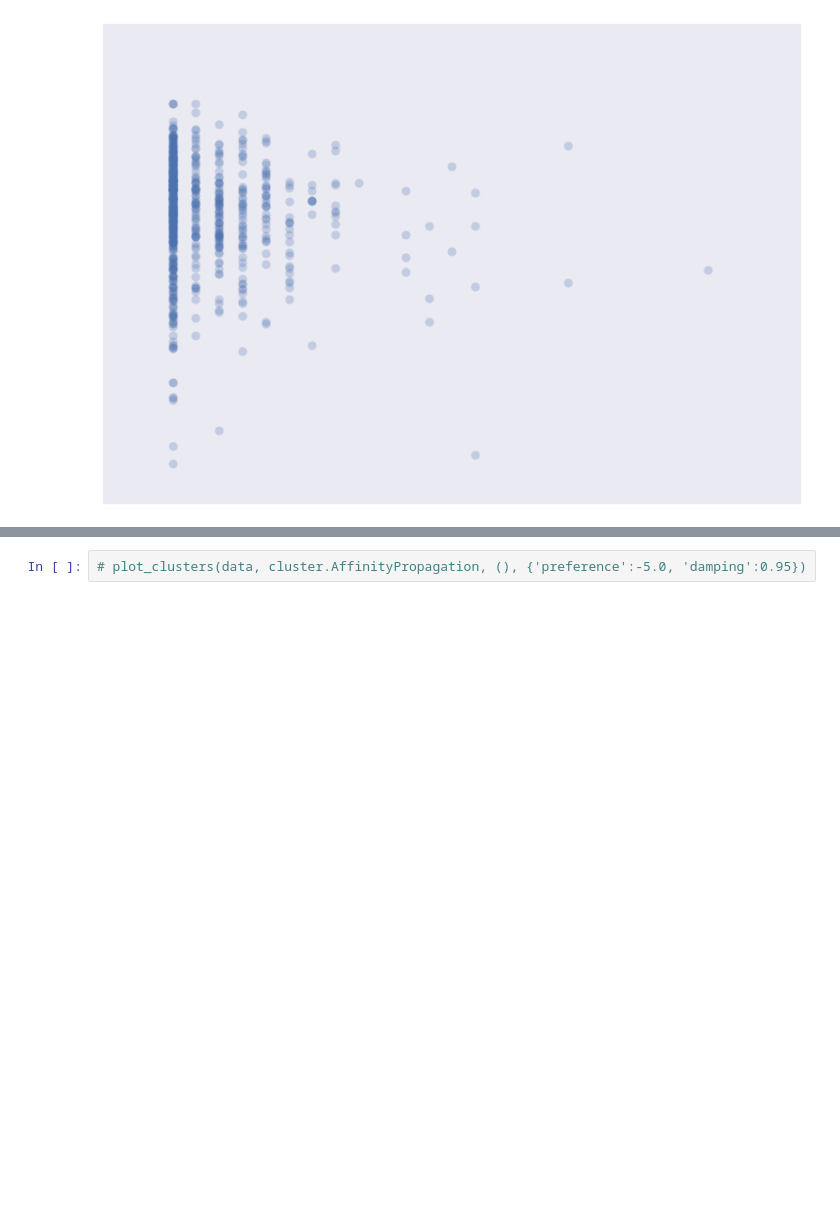
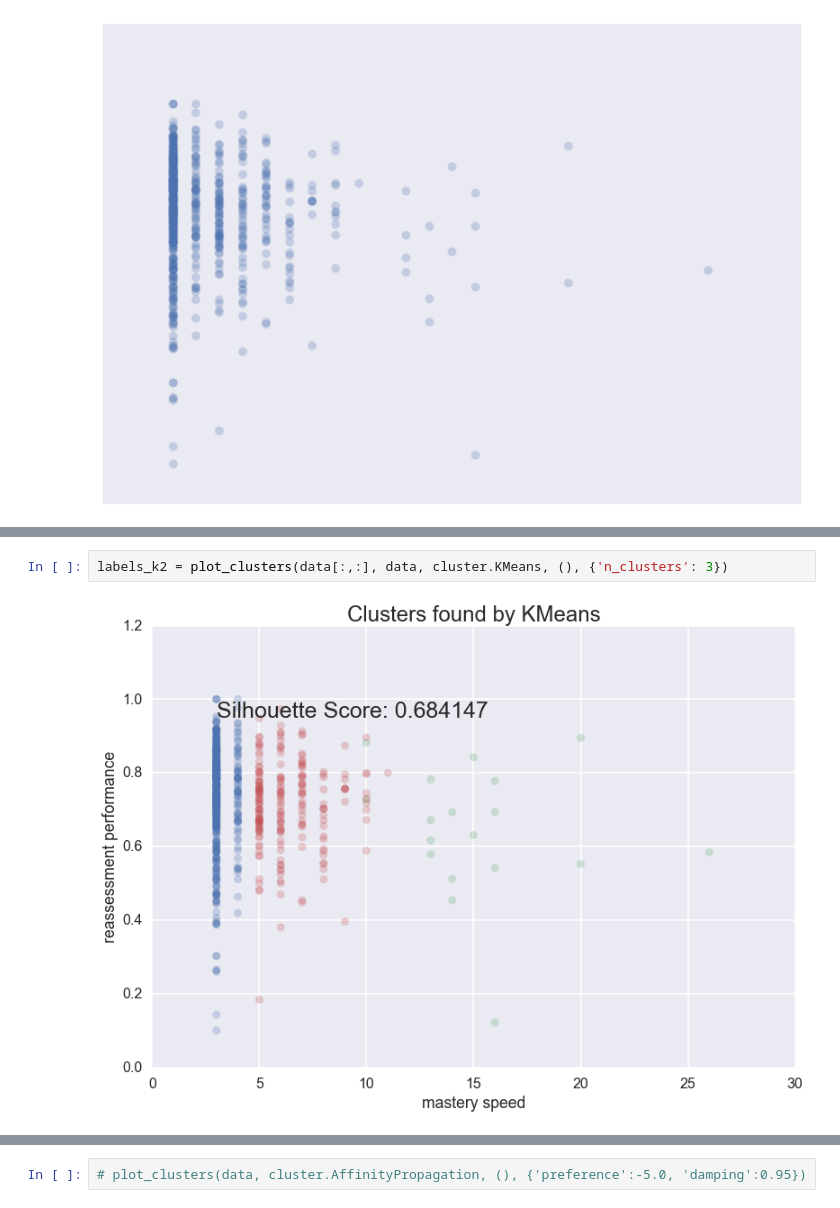
Before and after one commit to beardeer/playground, a Jupyter notebook: clustering.ipynb, the cells around one changed output, grey strips where cells are left out. Cells and saved outputs as stored; diff of their text form; blank space fills up the shorter version.

```diff
--- a/clustering.ipynb
+++ b/clustering.ipynb
@@ -58,0 +68,4 @@ labels_k2 = plot_clusters(data[:,:], data, cluster.KMeans, (), {'n_clusters': n_
+# %%
+labels_k2 = plot_clusters(data[:,:], data, cluster.KMeans, (), {'n_clusters': 3})
+# %% [output]
+[figure, added]
```
Also changed, not shown: parts of 11 cells of this notebook.
